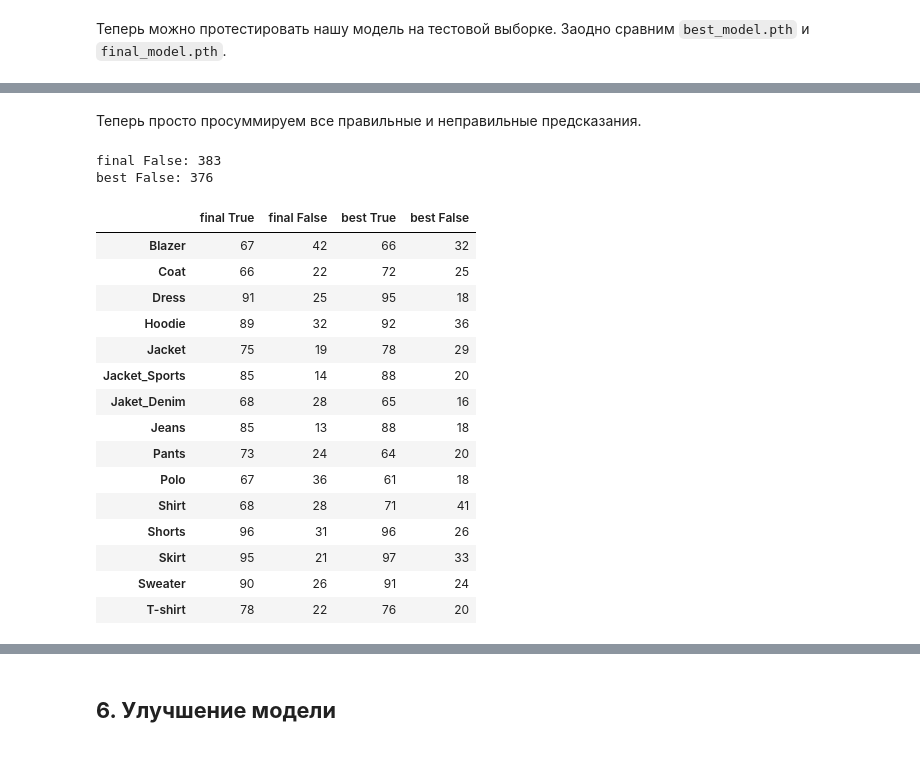
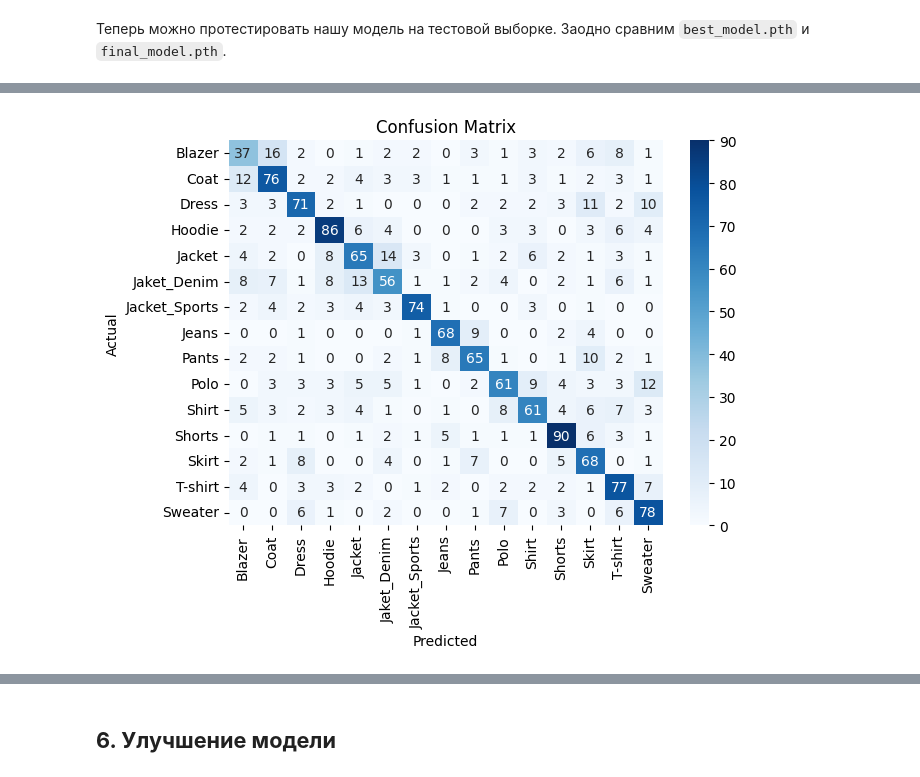
Before and after one commit to AkyLkaNastya/clothes, a Jupyter notebook: clothes_classifier.ipynb, the cells around one changed output, grey strips where cells are left out. Drawn from its saved outputs; the diff is of its cells as text; code cells hidden in the pictures.

```diff
--- a/clothes_classifier.ipynb
+++ b/clothes_classifier.ipynb
@@ -401,0 +468,2 @@ Validation Loss: 1.0441, Validation Accuracy: 0.6621
+# %%
+model_training(model, 1, 20, 'check', 0.01)
@@ -401,0 +512,2 @@ Validation Loss: 1.0441, Validation Accuracy: 0.6621
+# %%
+model_training(model, 21, 5, 'final', 0.001)
@@ -440,7 +589,7 @@ Test Recall: {recall:.4f}''')
     pass
 # %%
 # Confusion Matrix
-def conf_matrix(all_labels, all_preds, name):
+def conf_matrix(all_labels, all_preds):
 
     class_names = ["Blazer", "Coat", "Dress", "Hoodie", "Jacket",
         "Jaket_Denim", "Jacket_Sports", "Jeans", "Pants", "Polo",
@@ -448,12 +597,12 @@ def conf_matrix(all_labels, all_preds, name):
 
     cm = confusion_matrix(all_labels, all_preds)
 
-    plt.figure(figsize=(8, 6))
+    plt.figure(figsize=(7, 5))
     sns.heatmap(cm, annot=True, fmt='d', cmap='Blues', xticklabels=class_names, yticklabels=class_names)
     plt.xlabel('Predicted')
-    plt.ylabel('True')
+    plt.ylabel('Actual')
     plt.title('Confusion Matrix')
-    plt.savefig(f'''confusion_matrix_{name}.png''')
+    plt.savefig(f'''confusion_matrix.png''')
     plt.show()
 
     pass
@@ -494,7 +641,7 @@ def count_true(all_preds, all_labels, name):
 # %%
-model.load_state_dict(torch.load('final_model.pth'))
-final_all_preds, final_all_labels = load_w(model)
+model.load_state_dict(torch.load('final_model_final.pth'))
+final_all_labels, final_all_preds = load_w(model)
 
-model.load_state_dict(torch.load('best_model.pth'))
-best_all_preds, best_all_labels = load_w(model)
+model.load_state_dict(torch.load('best_model_final.pth'))
+best_all_labels, best_all_preds = load_w(model)
 # %%
@@ -521,31 +662,4 @@ conf_matrix(best_all_preds, best_all_labels, 'best')
-# %% [markdown]
-Теперь просто просуммируем все правильные и неправильные предсказания.
-# %%
-f_df = count_true(final_all_preds, final_all_labels, 'final')
-b_df = count_true(best_all_preds, best_all_labels, 'best')
-
-result = pd.concat([f_df, b_df], axis=1)
-
-print('final False:', result['final False'].sum())
-print('best False:', result['best False'].sum())
-
-result
-# %% [output]
-final False: 383
-best False: 376
-|  | final True | final False | best True | best False |
-| Blazer | 67 | 42 | 66 | 32 |
-| Coat | 66 | 22 | 72 | 25 |
-| Dress | 91 | 25 | 95 | 18 |
-| Hoodie | 89 | 32 | 92 | 36 |
-| Jacket | 75 | 19 | 78 | 29 |
-| Jacket_Sports | 85 | 14 | 88 | 20 |
-| Jaket_Denim | 68 | 28 | 65 | 16 |
-| Jeans | 85 | 13 | 88 | 18 |
-| Pants | 73 | 24 | 64 | 20 |
-| Polo | 67 | 36 | 61 | 18 |
-| Shirt | 68 | 28 | 71 | 41 |
-| Shorts | 96 | 31 | 96 | 26 |
-| Skirt | 95 | 21 | 97 | 33 |
-| Sweater | 90 | 26 | 91 | 24 |
-| T-shirt | 78 | 22 | 76 | 20 |
+# %%
+conf_matrix(best_all_labels, best_all_preds)
+# %% [output]
+[figure, added]
```
Also changed, not shown: parts of 41 cells of this notebook, 36 other files.
